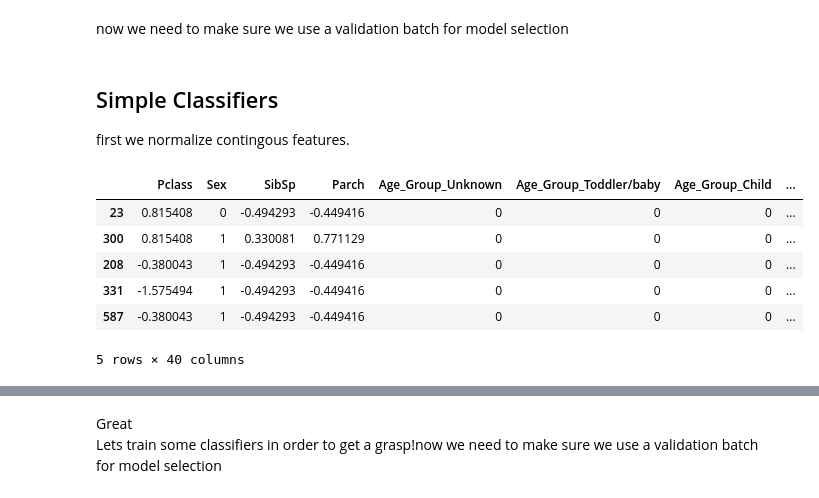
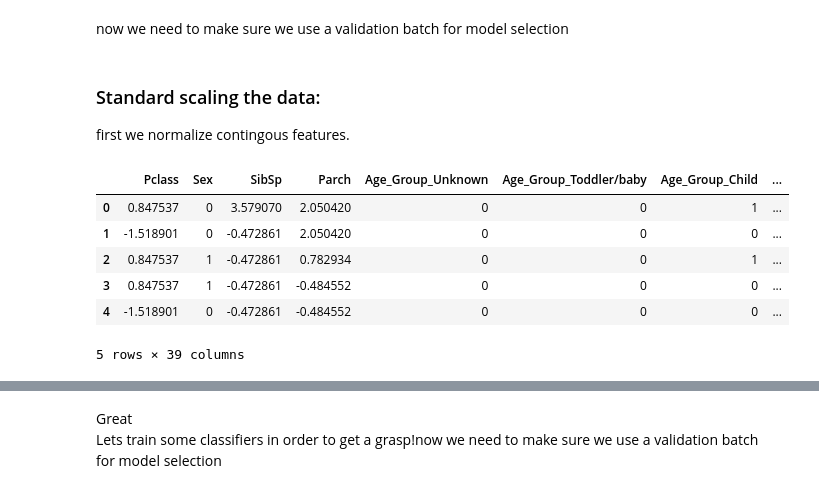
Before and after one commit to YairAmar/Titanic-Dataset, a Jupyter notebook: code/Titanic.ipynb, the cells around one changed output, grey strips where cells are left out. Drawn from its saved outputs; the diff is of its cells as text; code cells hidden in the pictures.

```diff
--- a/code/Titanic.ipynb
+++ b/code/Titanic.ipynb
@@ -326,5 +320,3 @@ import re
 extract_title = lambda x: re.split("\.",re.split(",",x)[1])[0]
 X_train["Title"] = X_train["Name"].apply(extract_title)
 X_train.drop(["Name"], axis=1, inplace=True)
-# %%
-X_train = pd.get_dummies(data=X_train, columns=["Embarked", "Title"])
@@ -368,31 +324,52 @@ As seen in the above table, the following couples have high correlation (in sort
 ### Splitting Data
 # %% [markdown]
 now we need to make sure we use a validation batch for model selection
-# %%
-from sklearn.model_selection import train_test_split
-
-X_test_set = X_test.copy()
-y_test_set = y_test.copy()
-
-X_train, X_test, y_train, y_test = train_test_split(X_train, y_train, test_size=0.3)
+# %%
+from sklearn.model_selection import train_test_split
+
+
+X_train, X_val, y_train, y_val = train_test_split(X_train, y_train, test_size=0.3)
+X_train.reset_index(drop=True, inplace=True)
+X_val.reset_index(drop=True, inplace=True)
+y_train.reset_index(drop=True, inplace=True)
+y_val.reset_index(drop=True, inplace=True)
+# %%
+from sklearn.preprocessing import OneHotEncoder
+
+
+def dummy_features(data, encoder, fit: bool = False):
+    if fit:
+        encoder.fit(data[["Embarked", "Title"]])
+
+    one_hot_features = encoder.transform(data[["Embarked", "Title"]])
+
+    column_names = encoder.get_feature_names(["Embarked", "Title"])
+    one_hot_features = pd.DataFrame(one_hot_features, columns=column_names)
+    data = data.join(one_hot_features)
+    data.drop(labels=["Embarked", "Title"], axis=1, inplace=True)
+    return data, encoder
+
+encoder = OneHotEncoder(sparse=False, handle_unknown='ignore')
+X_train, encoder = dummy_features(data=X_train, encoder=encoder, fit=True)
+X_val, encoder = dummy_features(data=X_val, encoder=encoder, fit=False)
 # %% [markdown]
-## Simple Classifiers
+### Standard scaling the data:
 first we normalize contingous features.
 # %%
 from sklearn.preprocessing import StandardScaler
 
 
 scaler = StandardScaler()
 scaler.fit(X_train.loc[:,("Family_Size","SibSp","Parch","Pclass")])
 
 X_train.loc[:,("Family_Size","SibSp","Parch","Pclass")] = scaler.transform(X_train.loc[:,("Family_Size","SibSp","Parch","Pclass")], copy=False)
-X_test.loc[:,("Family_Size","SibSp","Parch","Pclass")] = scaler.transform(X_test.loc[:,("Family_Size","SibSp","Parch","Pclass")], copy=False)
+X_val.loc[:,("Family_Size","SibSp","Parch","Pclass")] = scaler.transform(X_val.loc[:,("Family_Size","SibSp","Parch","Pclass")], copy=False)
 X_train.head()
 # %% [output]
 |  | Pclass | Sex | SibSp | Parch | Age_Group_Unknown | Age_Group_Toddler/baby | Age_Group_Child | ... |
-| 23 | 0.815408 | 0 | -0.494293 | -0.449416 | 0 | 0 | 0 | ... |
-| 300 | 0.815408 | 1 | 0.330081 | 0.771129 | 0 | 0 | 0 | ... |
-| 208 | -0.380043 | 1 | -0.494293 | -0.449416 | 0 | 0 | 0 | ... |
-| 331 | -1.575494 | 1 | -0.494293 | -0.449416 | 0 | 0 | 0 | ... |
-| 587 | -0.380043 | 1 | -0.494293 | -0.449416 | 0 | 0 | 0 | ... |
+| 0 | 0.847537 | 0 | 3.579070 | 2.050420 | 0 | 0 | 1 | ... |
+| 1 | -1.518901 | 0 | -0.472861 | 2.050420 | 0 | 0 | 0 | ... |
+| 2 | 0.847537 | 1 | -0.472861 | 0.782934 | 0 | 0 | 1 | ... |
+| 3 | 0.847537 | 1 | -0.472861 | -0.484552 | 0 | 0 | 0 | ... |
+| 4 | -1.518901 | 0 | -0.472861 | -0.484552 | 0 | 0 | 0 | ... |
-5 rows × 40 columns
+5 rows × 39 columns
```
Also changed, not shown: parts of 34 cells of this notebook, 4 other files.
